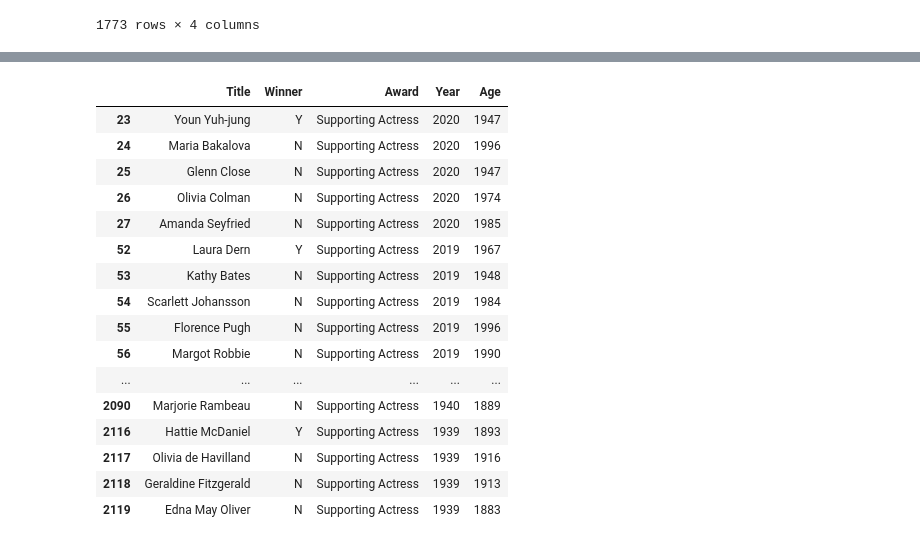
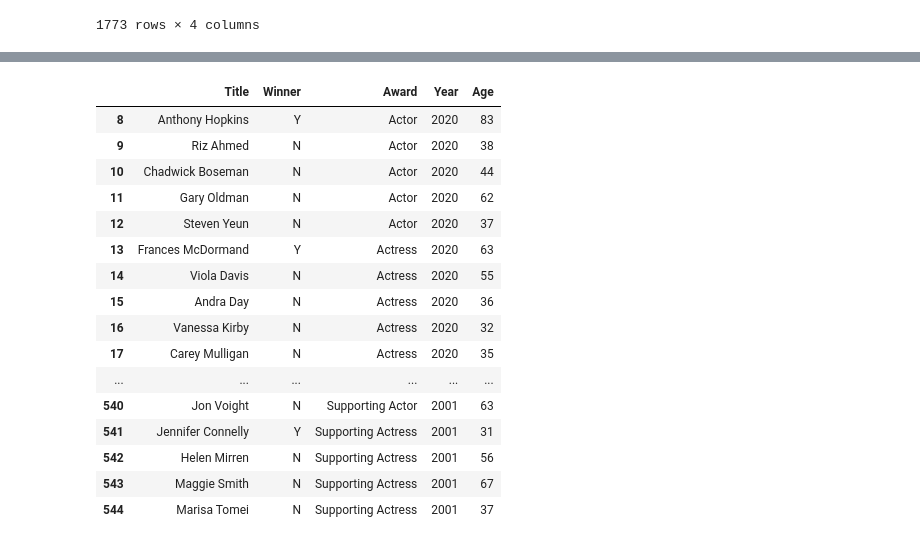
Before and after one commit to tguffey/CECS-456-Amazing-Dog-Project, a Jupyter notebook: oscar_project.ipynb, the cells around one changed output, grey strips where cells are left out. Saved outputs shown, nothing was run; the diff lists cells and outputs as text; code cells hidden in the pictures.

```diff
--- a/oscar_project.ipynb
+++ b/oscar_project.ipynb
@@ -273,4 +235,0 @@ See the caveats in the documentation: https://pandas.pydata.org/pandas-docs/stab
-# %%
-actress = actress.drop(actress[actress["Age"] == "None"].index)
-
-actress
@@ -497,22 +414,29 @@ See the caveats in the documentation: https://pandas.pydata.org/pandas-docs/stab
-# %%
-
-bestSupportingActress = bestSupportingActress.drop(bestSupportingActress[bestSupportingActress["Age"] == "None"].index)
-bestSupportingActress
-# %% [output]
-|  | Title | Winner | Award | Year | Age |
-| 23 | Youn Yuh-jung | Y | Supporting Actress | 2020 | 1947 |
-| 24 | Maria Bakalova | N | Supporting Actress | 2020 | 1996 |
-| 25 | Glenn Close | N | Supporting Actress | 2020 | 1947 |
-| 26 | Olivia Colman | N | Supporting Actress | 2020 | 1974 |
-| 27 | Amanda Seyfried | N | Supporting Actress | 2020 | 1985 |
-| 52 | Laura Dern | Y | Supporting Actress | 2019 | 1967 |
-| 53 | Kathy Bates | N | Supporting Actress | 2019 | 1948 |
-| 54 | Scarlett Johansson | N | Supporting Actress | 2019 | 1984 |
-| 55 | Florence Pugh | N | Supporting Actress | 2019 | 1996 |
-| 56 | Margot Robbie | N | Supporting Actress | 2019 | 1990 |
-| ... | ... | ... | ... | ... | ... |
-| 2090 | Marjorie Rambeau | N | Supporting Actress | 1940 | 1889 |
-| 2116 | Hattie McDaniel | Y | Supporting Actress | 1939 | 1893 |
-| 2117 | Olivia de Havilland | N | Supporting Actress | 1939 | 1916 |
-| 2118 | Geraldine Fitzgerald | N | Supporting Actress | 1939 | 1913 |
-| 2119 | Edna May Oliver | N | Supporting Actress | 1939 | 1883 |
+# %%
+df["Age"] = "None"
+df.loc[df["Award"] == "Actor"] = actors
+df.loc[df["Award"] == "Actress"] = actress
+df.loc[df["Award"] == "Supporting Actor"] = bestSupportingActor
+df.loc[df["Award"] == "Supporting Actress"] = bestSupportingActress
+
+pd.set_option("display.max_rows", None)
+df = df.drop(df[df["Age"] == "None"].index)
+
+df
+# %% [output]
+|  | Title | Winner | Award | Year | Age |
+| 8 | Anthony Hopkins | Y | Actor | 2020 | 83 |
+| 9 | Riz Ahmed | N | Actor | 2020 | 38 |
+| 10 | Chadwick Boseman | N | Actor | 2020 | 44 |
+| 11 | Gary Oldman | N | Actor | 2020 | 62 |
+| 12 | Steven Yeun | N | Actor | 2020 | 37 |
+| 13 | Frances McDormand | Y | Actress | 2020 | 63 |
+| 14 | Viola Davis | N | Actress | 2020 | 55 |
+| 15 | Andra Day | N | Actress | 2020 | 36 |
+| 16 | Vanessa Kirby | N | Actress | 2020 | 32 |
+| 17 | Carey Mulligan | N | Actress | 2020 | 35 |
+| ... | ... | ... | ... | ... | ... |
+| 540 | Jon Voight | N | Supporting Actor | 2001 | 63 |
+| 541 | Jennifer Connelly | Y | Supporting Actress | 2001 | 31 |
+| 542 | Helen Mirren | N | Supporting Actress | 2001 | 56 |
+| 543 | Maggie Smith | N | Supporting Actress | 2001 | 67 |
+| 544 | Marisa Tomei | N | Supporting Actress | 2001 | 37 |
```
Also changed, not shown: parts of 6 cells of this notebook.
